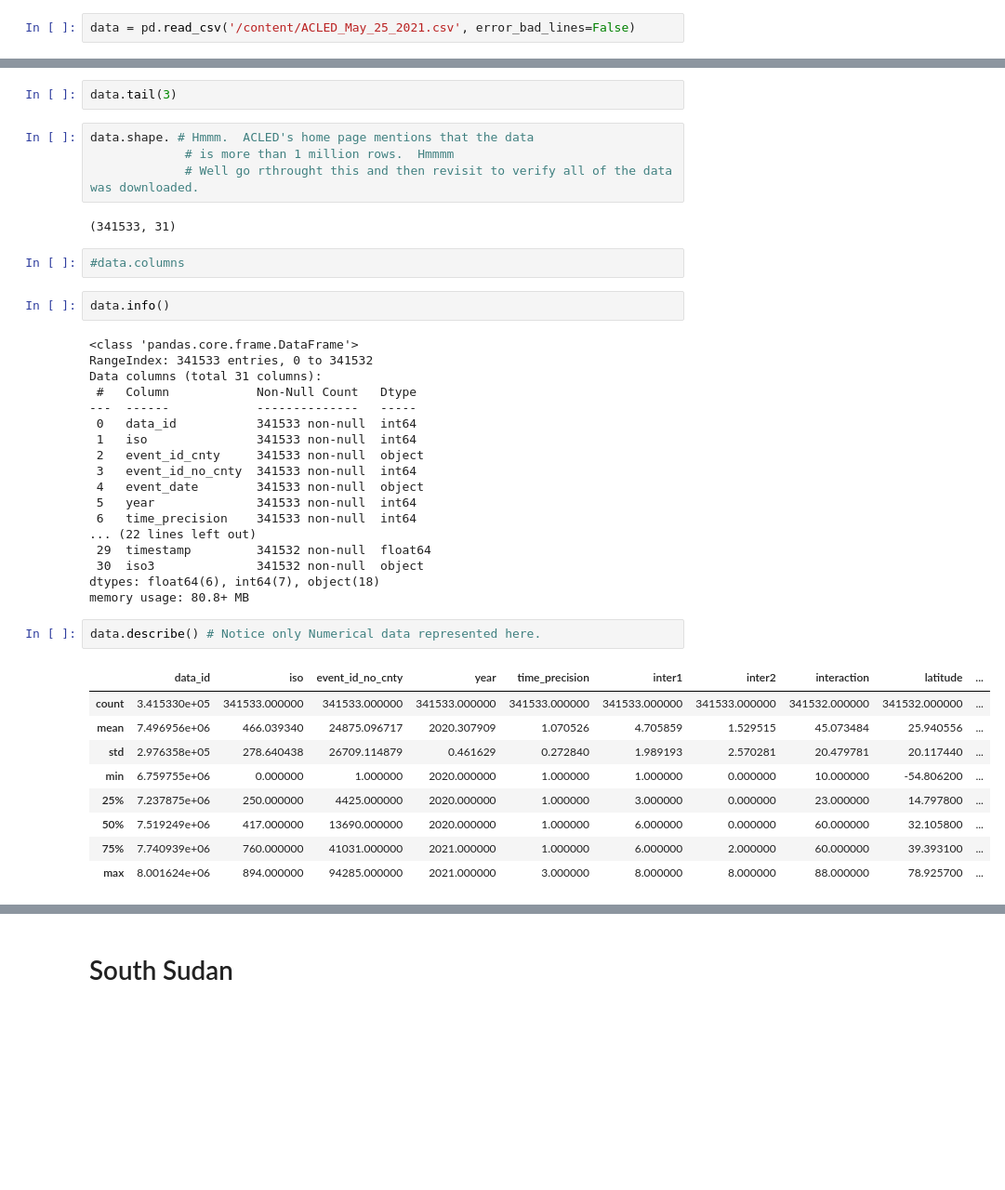
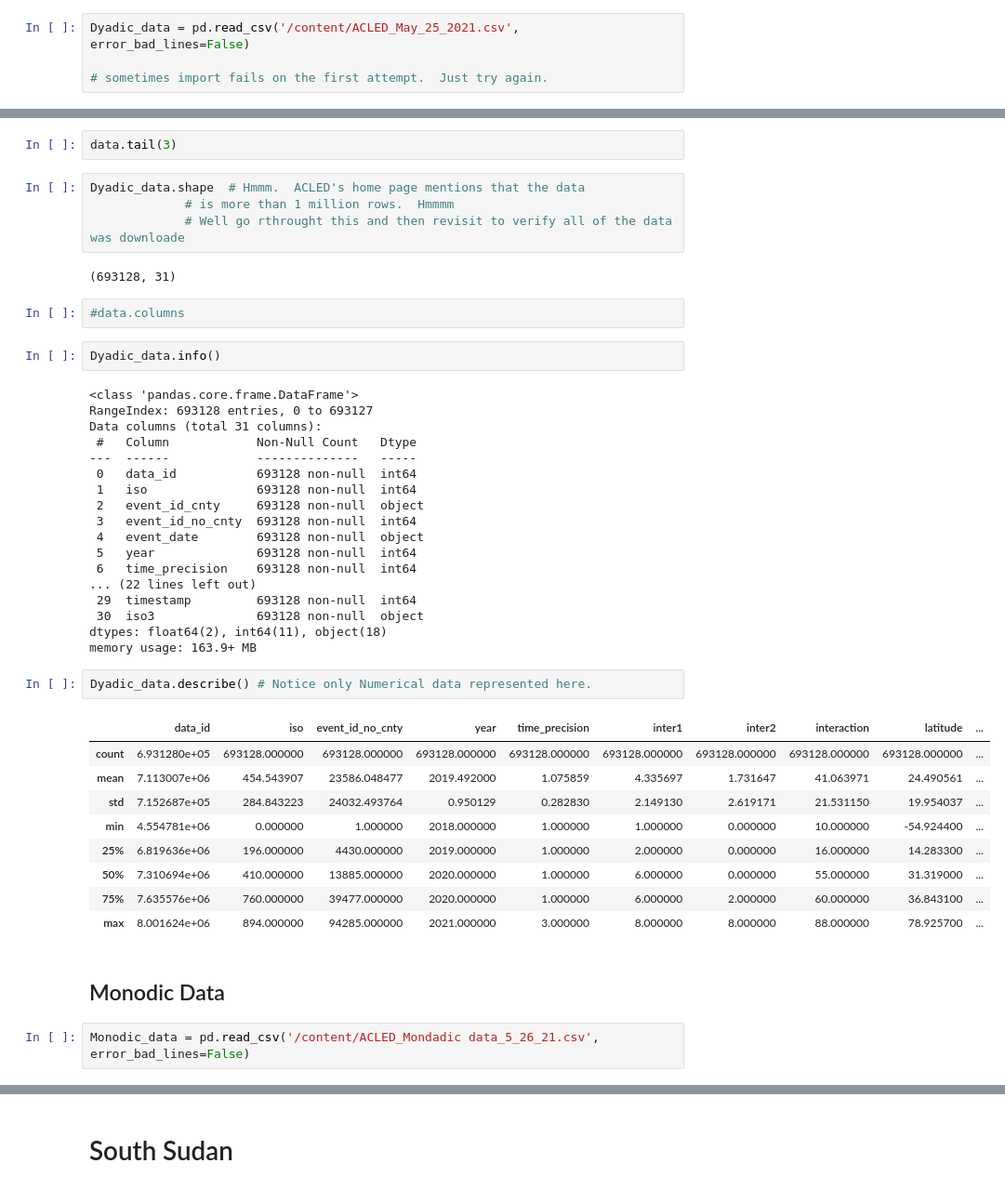
Before and after one commit to JF11579/New-Stuff, a Jupyter notebook: Py_ACLED_5__25_21.ipynb, the cells around one changed output, grey strips where cells are left out. Shown: that part at 93% size. Saved outputs shown, nothing was run; the diff lists cells and outputs as text; blank space fills up the shorter version.

```diff
--- a/Py_ACLED_5__25_21.ipynb
+++ b/Py_ACLED_5__25_21.ipynb
@@ -28,3 +134,5 @@ Code: https://drive.google.com/file/d/1GhBTYyAqqKyq6iJ6ynPOOqGoEZpQKgwV/view?usp
 # %%
-data = pd.read_csv('/content/ACLED_May_25_2021.csv', error_bad_lines=False)
+Dyadic_data = pd.read_csv('/content/ACLED_May_25_2021.csv', error_bad_lines=False)
+
+# sometimes import fails on the first attempt.  Just try again.
 # %%
@@ -37,42 +145,46 @@ data.head(3)
 # %%
 data.tail(3)
 # %%
-data.shape. # Hmmm.  ACLED's home page mentions that the data
+Dyadic_data.shape  # Hmmm.  ACLED's home page mentions that the data
              # is more than 1 million rows.  Hmmmm
-             # Well go rthrought this and then revisit to verify all of the data was downloaded.
+             # Well go rthrought this and then revisit to verify all of the data was downloade
 # %% [output]
-(341533, 31)
+(693128, 31)
 # %%
 #data.columns
 # %%
-data.info()
+Dyadic_data.info()
 # %% [output]
 <class 'pandas.core.frame.DataFrame'>
-RangeIndex: 341533 entries, 0 to 341532
+RangeIndex: 693128 entries, 0 to 693127
 Data columns (total 31 columns):
  #   Column            Non-Null Count   Dtype
 ---  ------            --------------   -----
- 0   data_id           341533 non-null  int64
- 1   iso               341533 non-null  int64
- 2   event_id_cnty     341533 non-null  object
- 3   event_id_no_cnty  341533 non-null  int64
- 4   event_date        341533 non-null  object
- 5   year              341533 non-null  int64
- 6   time_precision    341533 non-null  int64
+ 0   data_id           693128 non-null  int64
+ 1   iso               693128 non-null  int64
+ 2   event_id_cnty     693128 non-null  object
+ 3   event_id_no_cnty  693128 non-null  int64
+ 4   event_date        693128 non-null  object
+ 5   year              693128 non-null  int64
+ 6   time_precision    693128 non-null  int64
 ... (22 lines left out)
- 29  timestamp         341532 non-null  float64
- 30  iso3              341532 non-null  object
-dtypes: float64(6), int64(7), object(18)
-memory usage: 80.8+ MB
+ 29  timestamp         693128 non-null  int64
+ 30  iso3              693128 non-null  object
+dtypes: float64(2), int64(11), object(18)
+memory usage: 163.9+ MB
 # %%
-data.describe() # Notice only Numerical data represented here.
+Dyadic_data.describe() # Notice only Numerical data represented here.
 # %% [output]
 |  | data_id | iso | event_id_no_cnty | year | time_precision | inter1 | inter2 | interaction | latitude | ... |
-| count | 3.415330e+05 | 341533.000000 | 341533.000000 | 341533.000000 | 341533.000000 | 341533.000000 | 341533.000000 | 341532.000000 | 341532.000000 | ... |
-| mean | 7.496956e+06 | 466.039340 | 24875.096717 | 2020.307909 | 1.070526 | 4.705859 | 1.529515 | 45.073484 | 25.940556 | ... |
-| std | 2.976358e+05 | 278.640438 | 26709.114879 | 0.461629 | 0.272840 | 1.989193 | 2.570281 | 20.479781 | 20.117440 | ... |
-| min | 6.759755e+06 | 0.000000 | 1.000000 | 2020.000000 | 1.000000 | 1.000000 | 0.000000 | 10.000000 | -54.806200 | ... |
-| 25% | 7.237875e+06 | 250.000000 | 4425.000000 | 2020.000000 | 1.000000 | 3.000000 | 0.000000 | 23.000000 | 14.797800 | ... |
-| 50% | 7.519249e+06 | 417.000000 | 13690.000000 | 2020.000000 | 1.000000 | 6.000000 | 0.000000 | 60.000000 | 32.105800 | ... |
-| 75% | 7.740939e+06 | 760.000000 | 41031.000000 | 2021.000000 | 1.000000 | 6.000000 | 2.000000 | 60.000000 | 39.393100 | ... |
+| count | 6.931280e+05 | 693128.000000 | 693128.000000 | 693128.000000 | 693128.000000 | 693128.000000 | 693128.000000 | 693128.000000 | 693128.000000 | ... |
+| mean | 7.113007e+06 | 454.543907 | 23586.048477 | 2019.492000 | 1.075859 | 4.335697 | 1.731647 | 41.063971 | 24.490561 | ... |
+| std | 7.152687e+05 | 284.843223 | 24032.493764 | 0.950129 | 0.282830 | 2.149130 | 2.619171 | 21.531150 | 19.954037 | ... |
+| min | 4.554781e+06 | 0.000000 | 1.000000 | 2018.000000 | 1.000000 | 1.000000 | 0.000000 | 10.000000 | -54.924400 | ... |
+| 25% | 6.819636e+06 | 196.000000 | 4430.000000 | 2019.000000 | 1.000000 | 2.000000 | 0.000000 | 16.000000 | 14.283300 | ... |
+| 50% | 7.310694e+06 | 410.000000 | 13885.000000 | 2020.000000 | 1.000000 | 6.000000 | 0.000000 | 55.000000 | 31.319000 | ... |
+| 75% | 7.635576e+06 | 760.000000 | 39477.000000 | 2020.000000 | 1.000000 | 6.000000 | 2.000000 | 60.000000 | 36.843100 | ... |
 | max | 8.001624e+06 | 894.000000 | 94285.000000 | 2021.000000 | 3.000000 | 8.000000 | 8.000000 | 88.000000 | 78.925700 | ... |
+# %% [markdown]
+## Monodic Data
+# %%
+Monodic_data = pd.read_csv('/content/ACLED_Mondadic data_5_26_21.csv', error_bad_lines=False)
```
Also changed, not shown: parts of 29 cells of this notebook.
